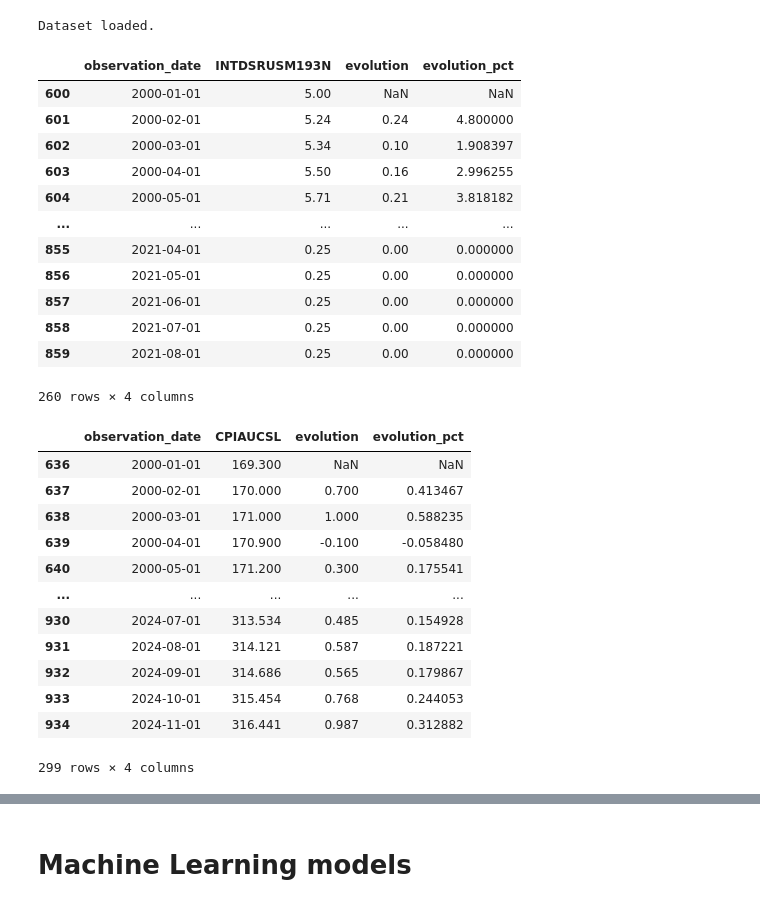
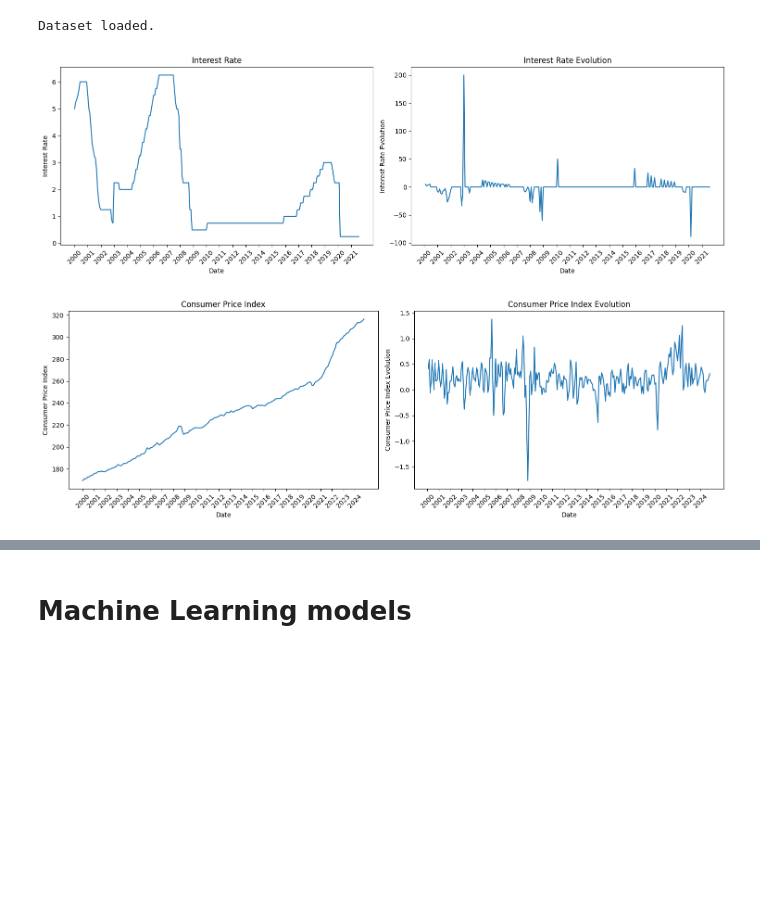
Before and after one commit to MachtaYassine/MLPMT, a Jupyter notebook: main_final.ipynb, the cells around one changed output, grey strips where cells are left out. Drawn from its saved outputs; the diff is of its cells as text; code cells hidden in the pictures; blank space fills up the shorter version.

```diff
--- a/main_final.ipynb
+++ b/main_final.ipynb
@@ -106,31 +129,36 @@ georgia_tech_df = pd.concat([df_train, df_test], axis=0)
 # %%
 #Load interest rate Data
 # Define the URL for the CSV download
 csv_url = "https://fred.stlouisfed.org/graph/fredgraph.csv?bgcolor=%23e1e9f0&chart_type=line&drp=0&fo=open%20sans&graph_bgcolor=%23ffffff&height=450&mode=fred&recession_bars=on&txtcolor=%23444444&ts=12&tts=12&width=1320&nt=0&thu=0&trc=0&show_legend=yes&show_axis_titles=yes&show_tooltip=yes&id=INTDSRUSM193N&scale=left&cosd=1950-01-01&coed=2021-08-01&line_color=%234572a7&link_values=false&line_style=solid&mark_type=none&mw=3&lw=2&ost=-99999&oet=99999&mma=0&fml=a&fq=Monthly&fam=avg&fgst=lin&fgsnd=2020-02-01&line_index=1&transformation=lin&vintage_date=2024-12-18&revision_date=2024-12-18&nd=1950-01-01"
 
 #Interest Rates, Discount Rate for United States
 
 # Download the CSV file into a DataFrame
 Int_R = pd.read_csv(csv_url)
 #keep observations from 2000 onwards
 Int_R=Int_R[Int_R['observation_date']>='2000-01-01']
 Int_R['evolution']=Int_R['INTDSRUSM193N'].diff(1)
 Int_R['evolution_pct']=Int_R['INTDSRUSM193N'].pct_change(1)*100
-Int_R
+Int_R['observation_date'] = pd.to_datetime(Int_R['observation_date'])
+jan_first_dates = Int_R['observation_date'][Int_R['observation_date'].dt.strftime('%m-%d') == '01-01']
+fig, ax = plt.subplots(1,2,figsize=(15,5))
+ax[0].plot(Int_R['observation_date'], Int_R['INTDSRUSM193N'])
+ax[0].set_title('Interest Rate')
+ax[0].set_xlabel('Date')
+ax[0].set_ylabel('Interest Rate')
+ax[0].set_xticks(jan_first_dates)
+ax[0].set_xticklabels(jan_first_dates.dt.year, rotation=45)
+
+ax[1].plot(Int_R['observation_date'], Int_R['evolution_pct'])
+ax[1].set_title('Interest Rate Evolution')
+ax[1].set_xlabel('Date')
+ax[1].set_ylabel('Interest Rate Evolution')
+ax[1].set_xticks(jan_first_dates)
+ax[1].set_xticklabels(jan_first_dates.dt.year, rotation=45)
+plt.tight_layout()
+plt.show()
 # %% [output]
-|  | observation_date | INTDSRUSM193N | evolution | evolution_pct |
-| 600 | 2000-01-01 | 5.00 | NaN | NaN |
-| 601 | 2000-02-01 | 5.24 | 0.24 | 4.800000 |
-| 602 | 2000-03-01 | 5.34 | 0.10 | 1.908397 |
-| 603 | 2000-04-01 | 5.50 | 0.16 | 2.996255 |
-| 604 | 2000-05-01 | 5.71 | 0.21 | 3.818182 |
-| ... | ... | ... | ... | ... |
-| 855 | 2021-04-01 | 0.25 | 0.00 | 0.000000 |
-| 856 | 2021-05-01 | 0.25 | 0.00 | 0.000000 |
-| 857 | 2021-06-01 | 0.25 | 0.00 | 0.000000 |
-| 858 | 2021-07-01 | 0.25 | 0.00 | 0.000000 |
-| 859 | 2021-08-01 | 0.25 | 0.00 | 0.000000 |
-260 rows × 4 columns
+[figure, added]
 # %%
 #consumer price index
 # Define the URL for the CSV download
@@ -144,21 +172,27 @@ CPI = pd.read_csv(csv_url)
 CPI=CPI[CPI['observation_date']>='2000-01-01']
 CPI['evolution']=CPI['CPIAUCSL'].diff(1)
 CPI['evolution_pct']=CPI['CPIAUCSL'].pct_change(1)*100
-CPI
+CPI['observation_date'] = pd.to_datetime(CPI['observation_date'])
+jan_first_dates_CPI = CPI['observation_date'][CPI['observation_date'].dt.strftime('%m-%d') == '01-01']
+
+fig, ax = plt.subplots(1,2,figsize=(15,5))
+ax[0].plot(CPI['observation_date'], CPI['CPIAUCSL'])
+ax[0].set_title('Consumer Price Index')
+ax[0].set_xlabel('Date')
+ax[0].set_ylabel('Consumer Price Index')
+ax[0].set_xticks(jan_first_dates_CPI)
+ax[0].set_xticklabels(jan_first_dates_CPI.dt.year, rotation=45)
+
+ax[1].plot(CPI['observation_date'], CPI['evolution_pct'])
+ax[1].set_title('Consumer Price Index Evolution')
+ax[1].set_xlabel('Date')
+ax[1].set_ylabel('Consumer Price Index Evolution')
+ax[1].set_xticks(jan_first_dates_CPI)
+ax[1].set_xticklabels(jan_first_dates_CPI.dt.year, rotation=45)
+plt.tight_layout()
+plt.show()
 # %% [output]
-|  | observation_date | CPIAUCSL | evolution | evolution_pct |
-| 636 | 2000-01-01 | 169.300 | NaN | NaN |
-| 637 | 2000-02-01 | 170.000 | 0.700 | 0.413467 |
-| 638 | 2000-03-01 | 171.000 | 1.000 | 0.588235 |
-| 639 | 2000-04-01 | 170.900 | -0.100 | -0.058480 |
-| 640 | 2000-05-01 | 171.200 | 0.300 | 0.175541 |
-| ... | ... | ... | ... | ... |
-| 930 | 2024-07-01 | 313.534 | 0.485 | 0.154928 |
-| 931 | 2024-08-01 | 314.121 | 0.587 | 0.187221 |
-| 932 | 2024-09-01 | 314.686 | 0.565 | 0.179867 |
-| 933 | 2024-10-01 | 315.454 | 0.768 | 0.244053 |
-| 934 | 2024-11-01 | 316.441 | 0.987 | 0.312882 |
-299 rows × 4 columns
+[figure, added]
 # %%
 #Unemployment rate
 # Define the URL for the CSV download
```
Also changed, not shown: parts of 22 cells of this notebook.
